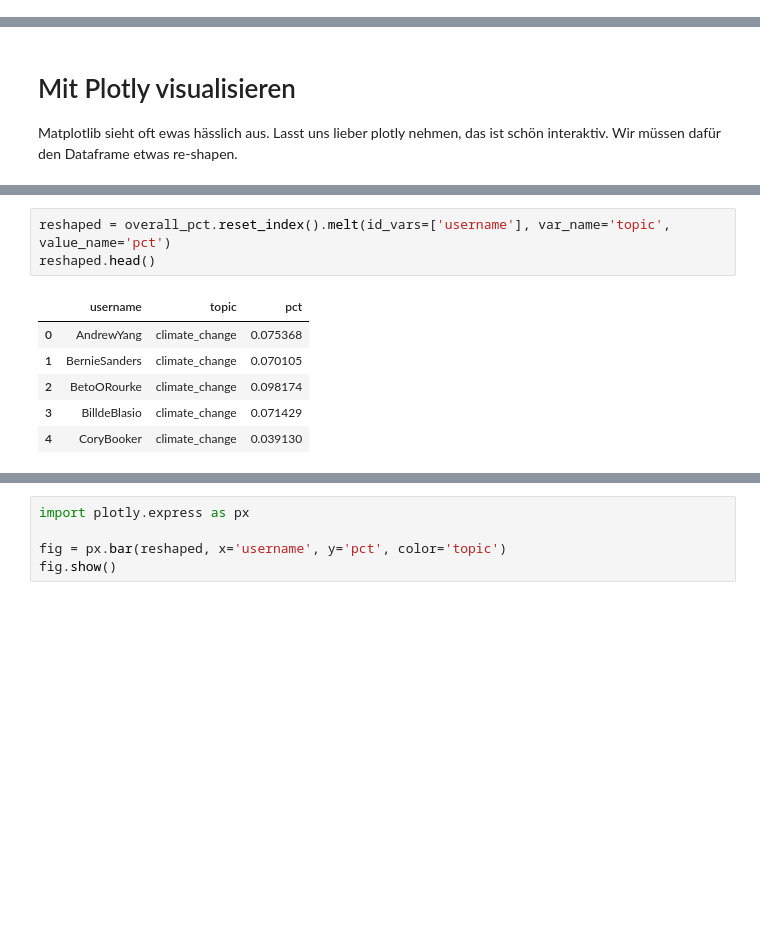
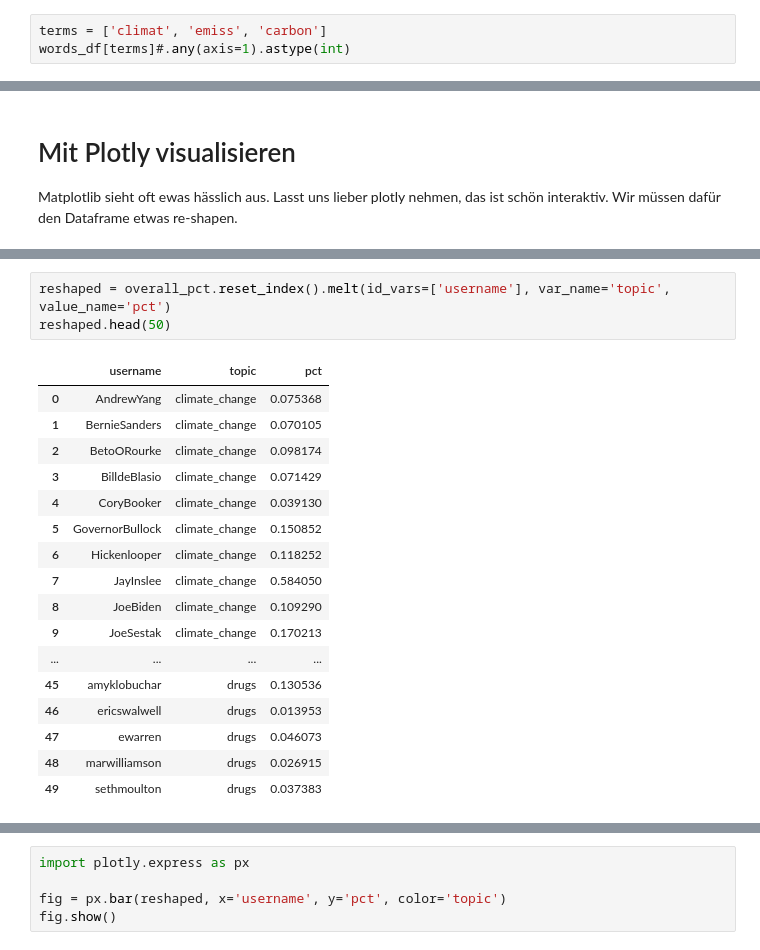
Before and after one commit to MAZ-CAS-DDJ/kurs_21_22, a Jupyter notebook: 16 Textanalyse Verfiefung Teil 2/2.7 Ganzes Beispiel von A-Z - Topic modeling for tweets.ipynb, the cells around one changed output, grey strips where cells are left out. Cells and saved outputs as stored; diff of their text form; blank space fills up the shorter version.

```diff
--- a/16 Textanalyse Verfiefung Teil 2/2.7 Ganzes Beispiel von A-Z - Topic modeling for tweets.ipynb
+++ b/16 Textanalyse Verfiefung Teil 2/2.7 Ganzes Beispiel von A-Z - Topic modeling for tweets.ipynb
@@ -358,3 +373,6 @@ Von den ersten fünf Tweets scheint nur der vierte in eine Kategorie zu passen -
 Wir werden jede Kategorie durchlaufen und dann prüfen, ob einer der Begriffe für diese Kategorie eine "1" enthält. In diesem Fall weisen wir dieser Zeile eine "1" für die Kategorie zu. Wenn nicht, geben wir eine 0.
 
 Zum Beispiel hat Zeile 3 nicht "students" oder "education", sondern "teacher". Als Ergebnis erhält es eine "1" für die Bildungskategorie.
+# %%
+terms = ['climat', 'emiss', 'carbon']
+words_df[terms]#.any(axis=1).astype(int)
@@ -491,13 +541,24 @@ Wir müssen dafür den Dataframe etwas re-shapen.
 # %%
 reshaped = overall_pct.reset_index().melt(id_vars=['username'], var_name='topic', value_name='pct')
-reshaped.head()
+reshaped.head(50)
 # %% [output]
 |  | username | topic | pct |
 | 0 | AndrewYang | climate_change | 0.075368 |
 | 1 | BernieSanders | climate_change | 0.070105 |
 | 2 | BetoORourke | climate_change | 0.098174 |
 | 3 | BilldeBlasio | climate_change | 0.071429 |
 | 4 | CoryBooker | climate_change | 0.039130 |
+| 5 | GovernorBullock | climate_change | 0.150852 |
+| 6 | Hickenlooper | climate_change | 0.118252 |
+| 7 | JayInslee | climate_change | 0.584050 |
+| 8 | JoeBiden | climate_change | 0.109290 |
+| 9 | JoeSestak | climate_change | 0.170213 |
+| ... | ... | ... | ... |
+| 45 | amyklobuchar | drugs | 0.130536 |
+| 46 | ericswalwell | drugs | 0.013953 |
+| 47 | ewarren | drugs | 0.046073 |
+| 48 | marwilliamson | drugs | 0.026915 |
+| 49 | sethmoulton | drugs | 0.037383 |
 # %%
 !pip install plotly
 # %% [output]
```
Also changed, not shown: parts of 22 cells of this notebook, 11 other files.
